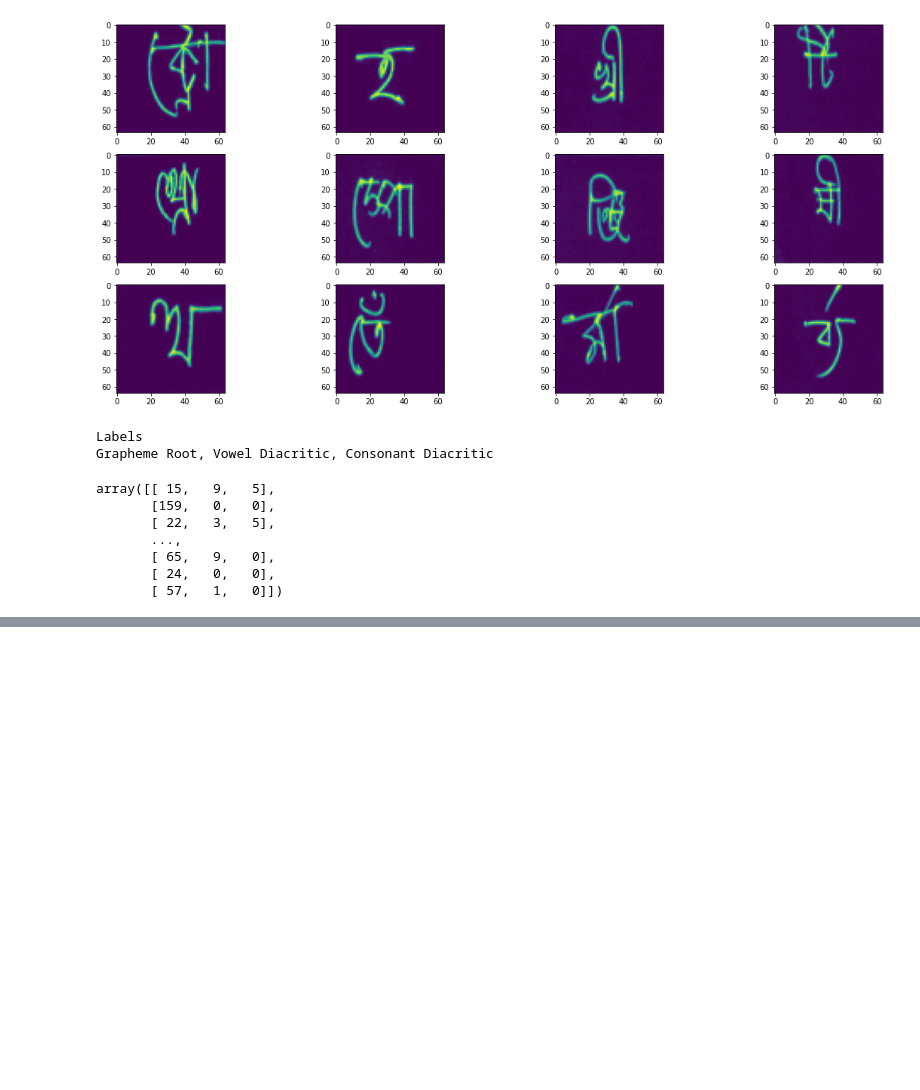
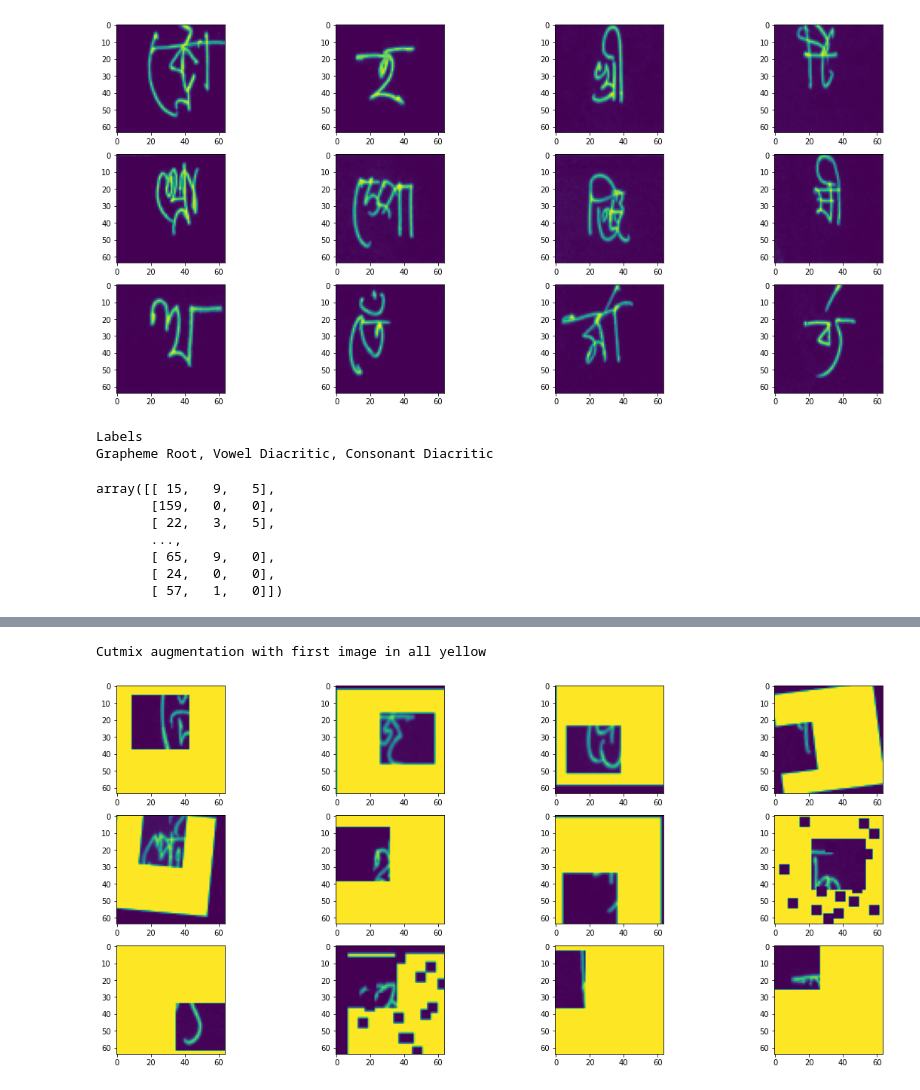
Before and after one commit to ivogeorg/kaggle-bengali-cv19, a Jupyter notebook: notebooks/chris-deotte-pipeline.ipynb, the cells around one changed output, grey strips where cells are left out. Cells and saved outputs as stored; diff of their text form; code cells hidden in the pictures; blank space fills up the shorter version.

```diff
--- a/notebooks/chris-deotte-pipeline.ipynb
+++ b/notebooks/chris-deotte-pipeline.ipynb
@@ -159,0 +278,22 @@ To optimize the data loader for GPU speed:
+# %%
+print('Cutmix augmentation with first image in all yellow')
+gen = DataGenerator(X_train,
+                    y_train,
+                    np.arange(len(X_train)),
+                    shuffle=True,
+                    augment=True,
+                    batch_size=BATCH_SIZE,
+                    cutmix=True,
+                    yellow=True)
+row = 3
+col = 4
+plt.figure(figsize=(20, (row / col) * 12))
+for batch in gen:
+    for j in range(row * col):
+        plt.subplot(row, col, j + 1)
+        plt.imshow(batch[0][j, :, :, 0])
+    plt.show()
+    break
+# %% [output]
+Cutmix augmentation with first image in all yellow
+[figure, added]
```
Also changed, not shown: parts of 4 cells of this notebook.
